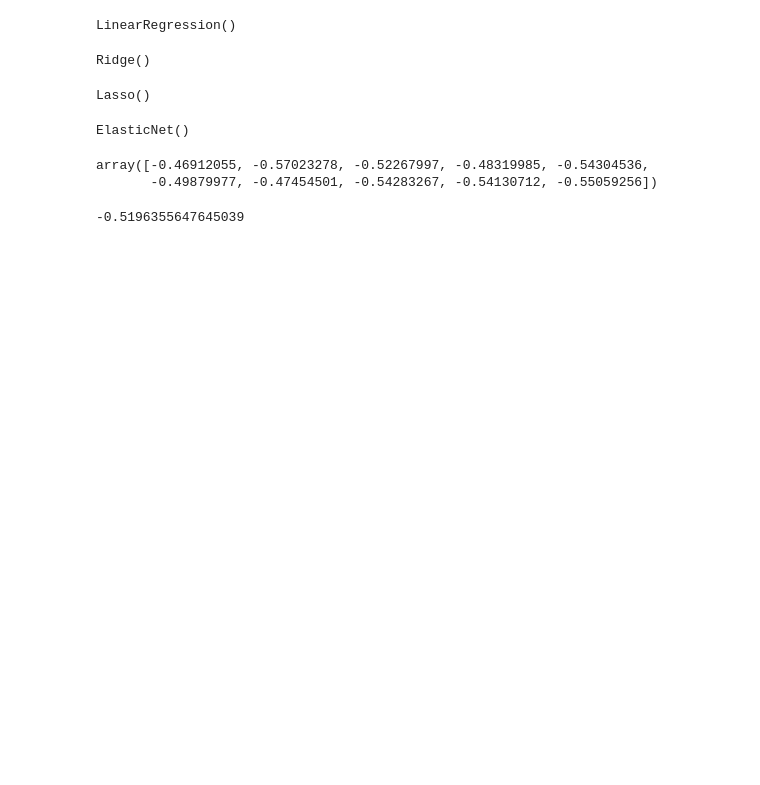
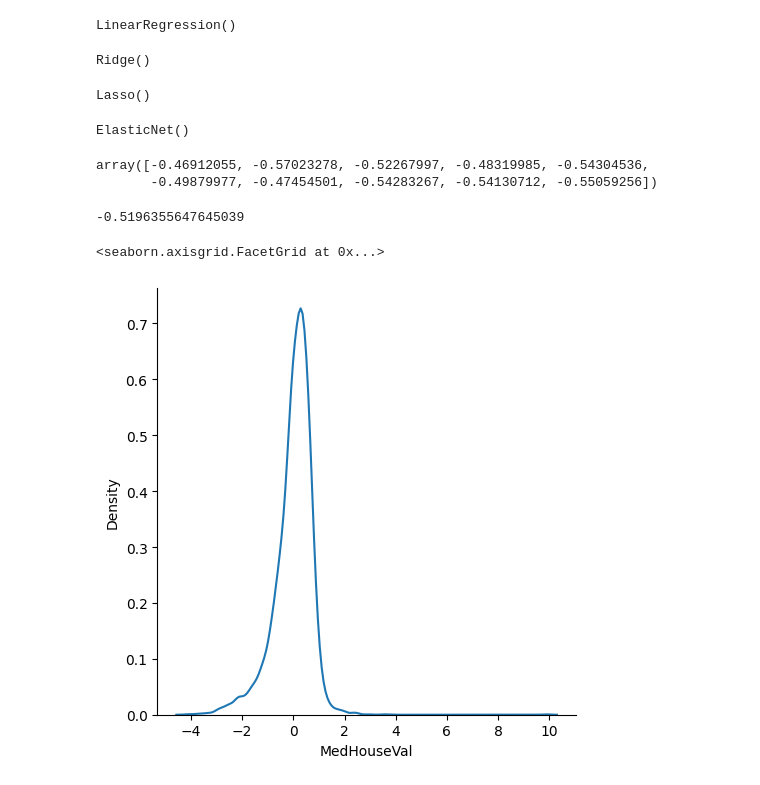
Before and after one commit to deepakalur4/Superivised-ML-Algo-Practical-implementation, a Jupyter notebook: Linear_Regression.ipynb, the cells around one changed output. Saved outputs shown, nothing was run; the diff lists cells and outputs as text; code cells hidden in the pictures; blank space fills up the shorter version.

Commit message:
Linear,Ridge,Lasso,Elastic_Net_Models

```diff
--- a/Linear_Regression.ipynb
+++ b/Linear_Regression.ipynb
@@ -204,3 +204,8 @@ linear_model_pred=linear_reg_model.predict(X_test)
 ridge_model_pred=ridge_model.predict(X_test)
 lasso_model_pred=lasso_model.predict(X_test)
 Elastic_net_model_pred=elastic_net_model.predict(X_test)
+# %%
+sns.displot(linear_model_pred-y_test,kind="kde")
+# %% [output]
+<seaborn.axisgrid.FacetGrid at 0x...>
+[figure, added]
```
Also changed, not shown: parts of 8 cells of this notebook.
